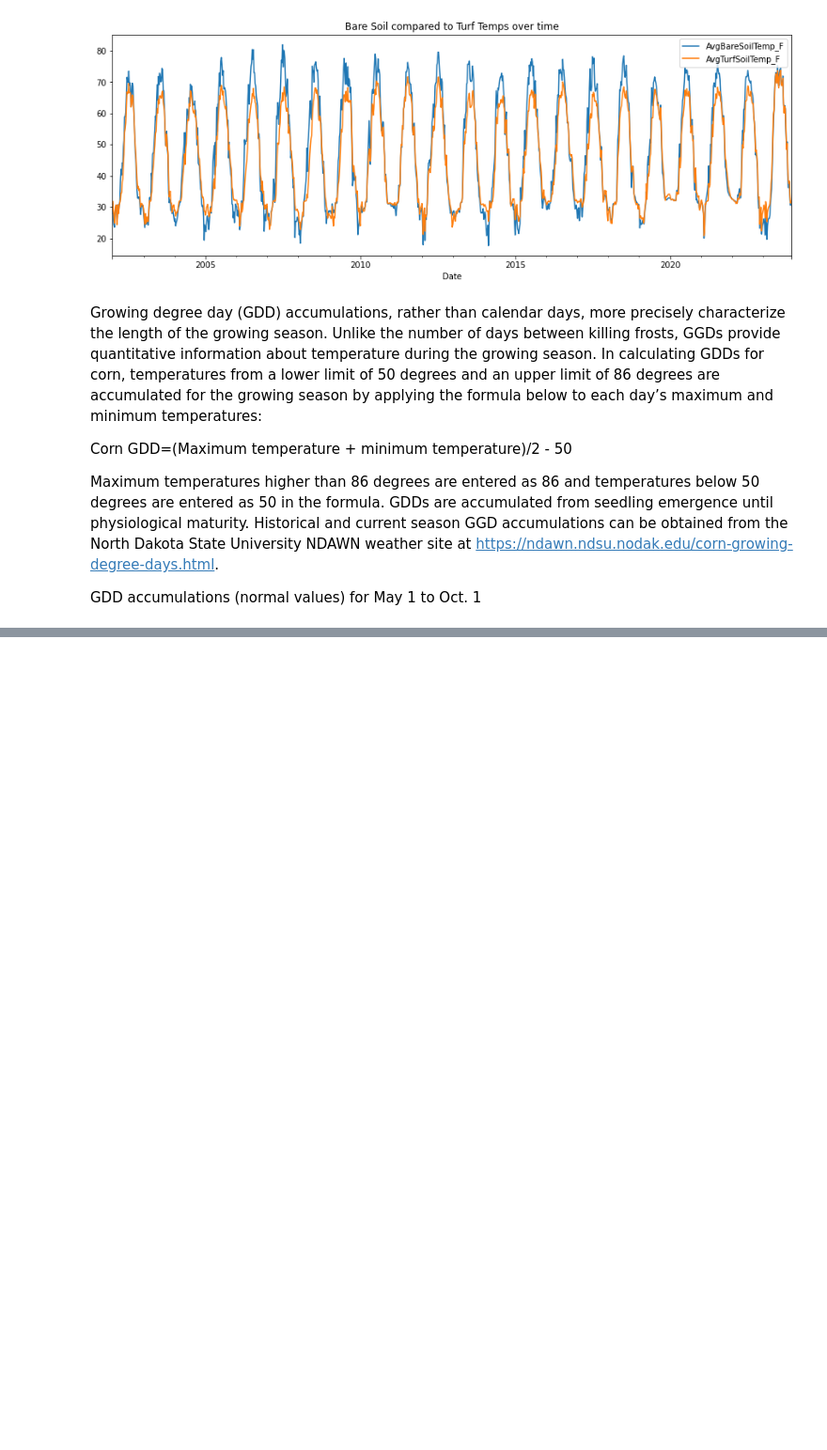
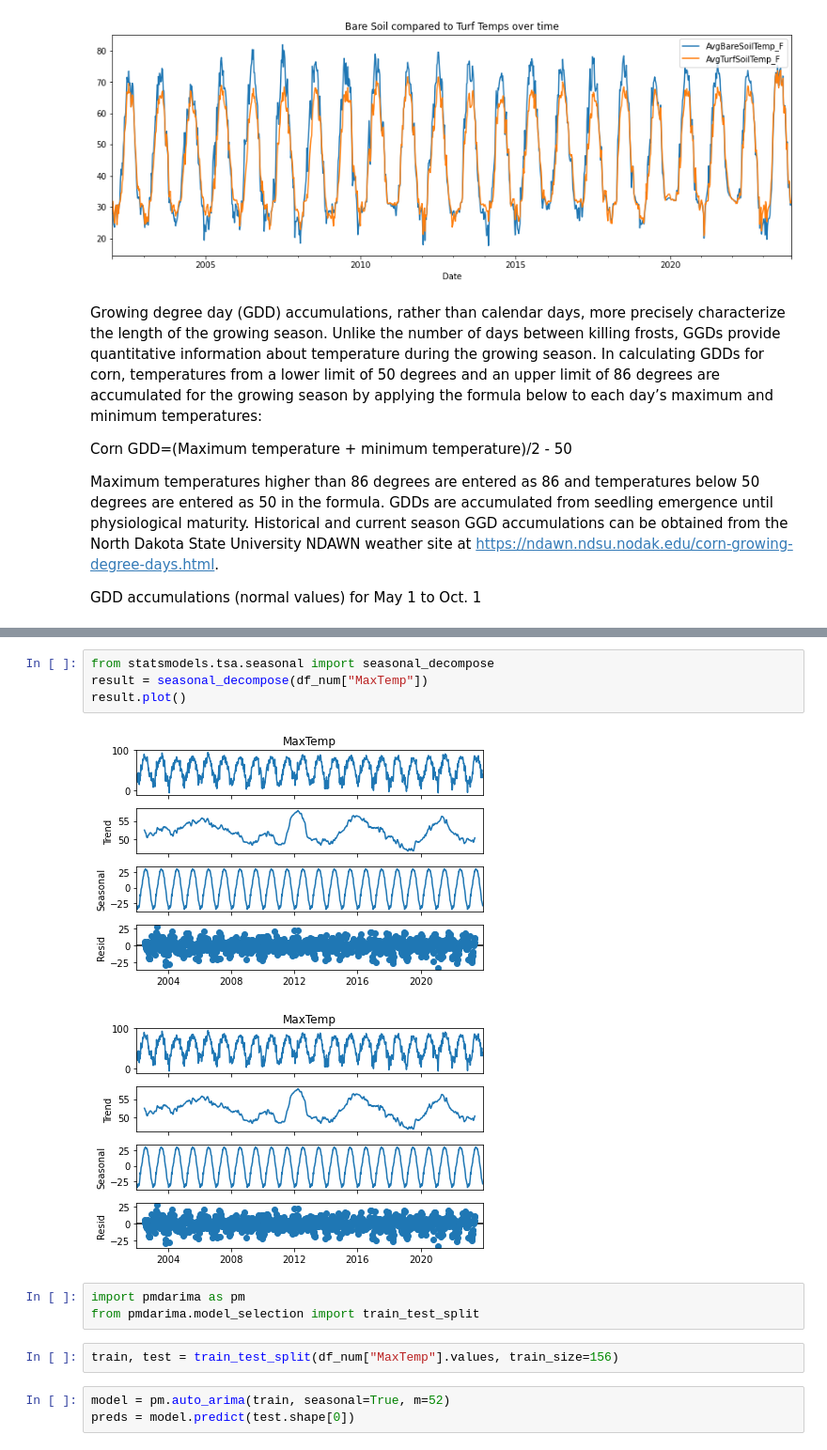
Before and after one commit to jbaumgit/Time-Series-Weather-Forcast-for-Corn-Growth-Degree-Days-in-ND, a Jupyter notebook: EDA_notebook.ipynb, the cells around one changed output, grey strips where cells are left out. Shown at 94% size. Saved outputs shown, nothing was run; the diff lists cells and outputs as text; blank space fills up the shorter version.

```diff
--- a/EDA_notebook.ipynb
+++ b/EDA_notebook.ipynb
@@ -148,0 +286,15 @@ GDD accumulations (normal values) for May 1 to Oct. 1
+# %%
+from statsmodels.tsa.seasonal import seasonal_decompose
+result = seasonal_decompose(df_num["MaxTemp"])
+result.plot()
+# %% [output]
+[figure, added]
+[figure, added]
+# %%
+import pmdarima as pm
+from pmdarima.model_selection import train_test_split
+# %%
+train, test = train_test_split(df_num["MaxTemp"].values, train_size=156)
+# %%
+model = pm.auto_arima(train, seasonal=True, m=52)
+preds = model.predict(test.shape[0])
```
Also changed, not shown: parts of 18 cells of this notebook.
